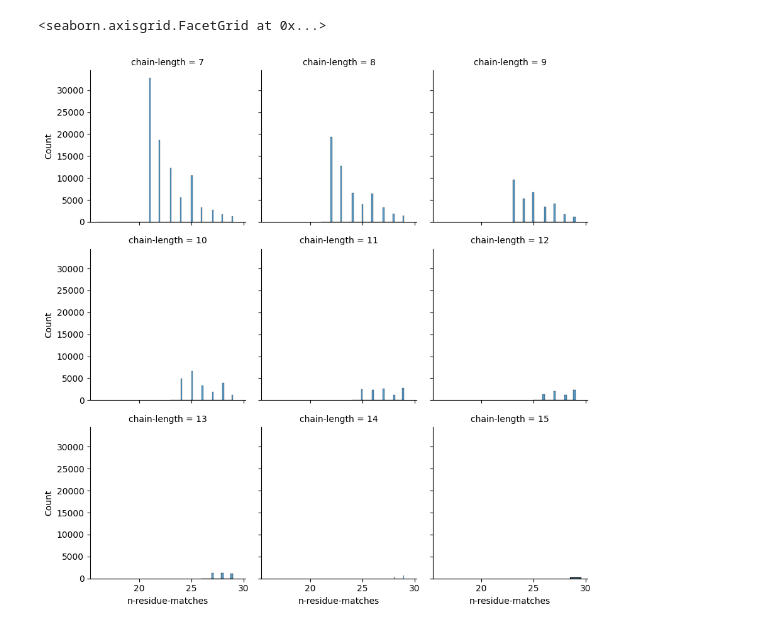
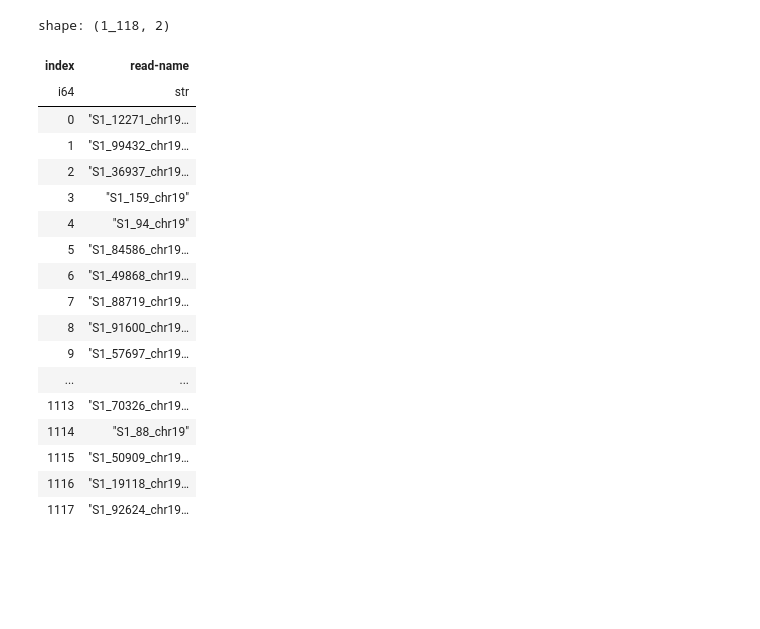
Before and after one commit to tbrekalo/tb-ram, a Jupyter notebook: scripts/notebooks/dev.ipynb, the cells around one changed output. Saved outputs shown, nothing was run; the diff lists cells and outputs as text; code cells hidden in the pictures; blank space fills up the shorter version.

```diff
--- a/scripts/notebooks/dev.ipynb
+++ b/scripts/notebooks/dev.ipynb
@@ -28,7 +11,34 @@ sns.scatterplot(
-# %%
-df.filter(pl.col("n-residue-matches") > 26)
-g = sns.FacetGrid(df.filter(pl.col("chain-length") > 6).to_pandas(), col="chain-length", col_wrap=3)
-g.map_dataframe(sns.histplot, x="n-residue-matches")
-# %% [output]
-<seaborn.axisgrid.FacetGrid at 0x...>
-[figure, removed]
+# %%
+NO_MATCH_PATH="/home/tbrekalo/dev/tb-ram/no-match.csv"
+READS_PATH="/storage2/tbrekalo/HG002-simulated/chr19-sample.fasta"
+MINIMAP2_OVERLAPS="/storage2/tbrekalo/HG002-simulated/chr19-sample-minimap2-ovlps.paf"
+ORIGNS_PATH="/storage2/tbrekalo/HG002-simulated/chr19-read-origins.csv"
+# %%
+with pysam.FastaFile(READS_PATH) as f:
+    df_names = pl.DataFrame({
+        "read-name": [read_name for read_name in f.references]
+    }).with_row_index().with_columns(
+        pl.col("index").cast(pl.Int64)
+    )
+# %%
+df_names
+# %% [output]
+shape: (1_118, 2)
+| index | read-name |
+| i64 | str |
+| 0 | "S1_12271_chr19… |
+| 1 | "S1_99432_chr19… |
+| 2 | "S1_36937_chr19… |
+| 3 | "S1_159_chr19" |
+| 4 | "S1_94_chr19" |
+| 5 | "S1_84586_chr19… |
+| 6 | "S1_49868_chr19… |
+| 7 | "S1_88719_chr19… |
+| 8 | "S1_91600_chr19… |
+| 9 | "S1_57697_chr19… |
+| ... | ... |
+| 1113 | "S1_70326_chr19… |
+| 1114 | "S1_88_chr19" |
+| 1115 | "S1_50909_chr19… |
+| 1116 | "S1_19118_chr19… |
+| 1117 | "S1_92624_chr19… |
```
Also changed, not shown: parts of 6 cells of this notebook, 1 other file.
